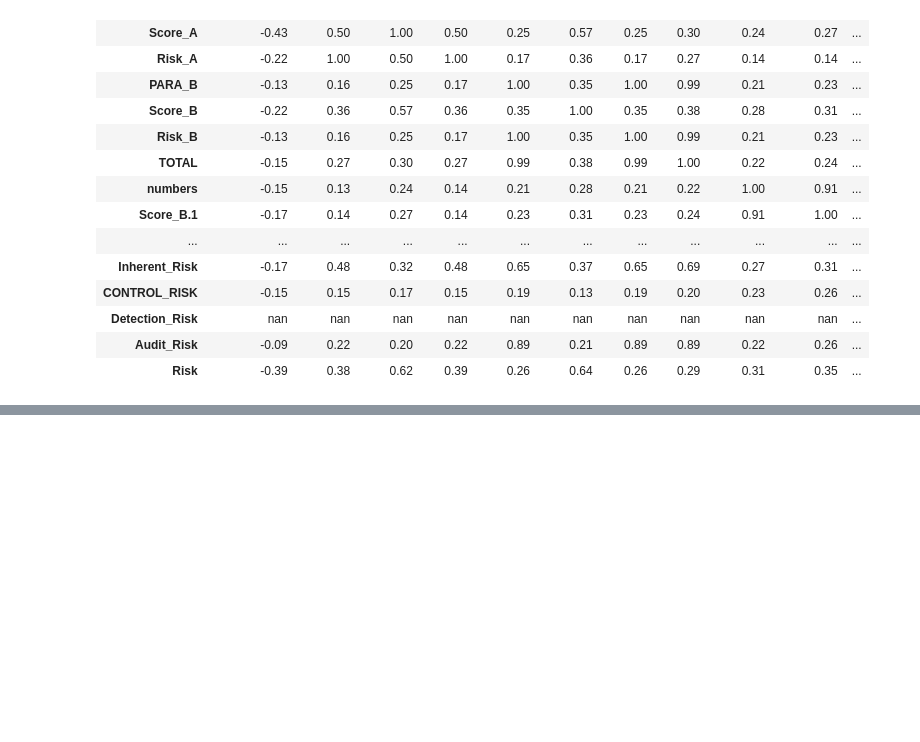
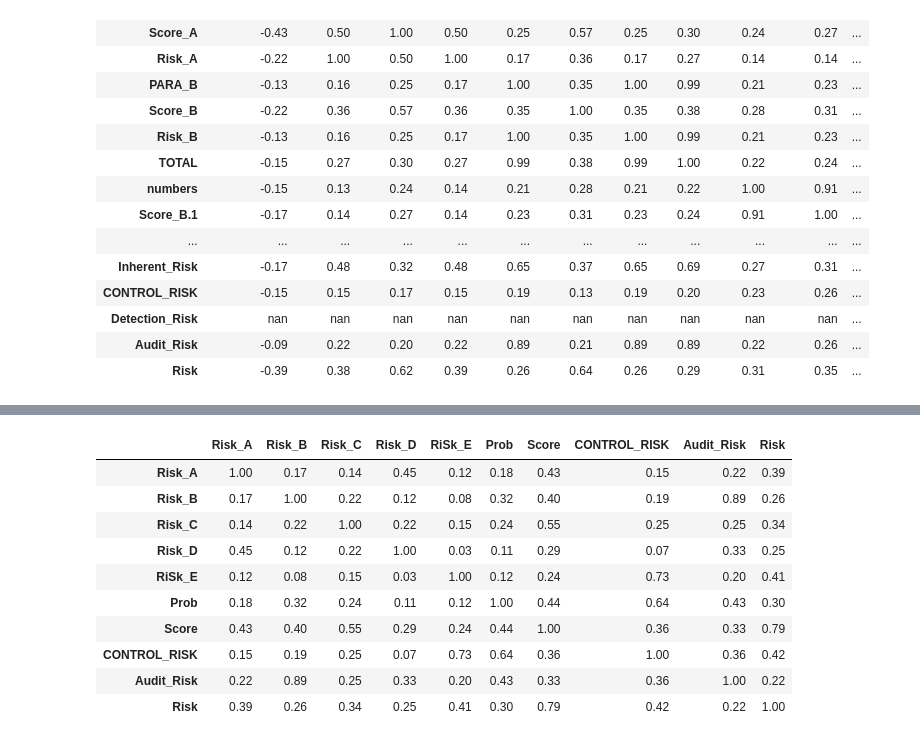
Before and after one commit to MusfiqDehan/1811821042_CSE445_Spring21, a Jupyter notebook: Problem-1/audit.ipynb, the cells around one changed output, grey strips where cells are left out. Cells and saved outputs as stored; diff of their text form; code cells hidden in the pictures; blank space fills up the shorter version.

Commit message:
Problem-1: Keeping only correlated columns

```diff
--- a/Problem-1/audit.ipynb
+++ b/Problem-1/audit.ipynb
@@ -190,0 +209,20 @@ df.info()
+# %%
+#Keeping just the columns that are correlated with the target variable and not with other independent variables.
+
+df = df[['Risk_A', 'Risk_B', 'Risk_C', 'Risk_D','RiSk_E', 'Prob', 'Score', 'CONTROL_RISK', 'Audit_Risk', 'Risk']]
+corr = df.corr()
+corr.style.background_gradient(cmap='coolwarm')
+cm = sns.diverging_palette(220, 20, sep=20, as_cmap=True)
+corr.style.background_gradient(cmap=cm).set_precision(2)
+# %% [output]
+|  | Risk_A | Risk_B | Risk_C | Risk_D | RiSk_E | Prob | Score | CONTROL_RISK | Audit_Risk | Risk |
+| Risk_A | 1.00 | 0.17 | 0.14 | 0.45 | 0.12 | 0.18 | 0.43 | 0.15 | 0.22 | 0.39 |
+| Risk_B | 0.17 | 1.00 | 0.22 | 0.12 | 0.08 | 0.32 | 0.40 | 0.19 | 0.89 | 0.26 |
+| Risk_C | 0.14 | 0.22 | 1.00 | 0.22 | 0.15 | 0.24 | 0.55 | 0.25 | 0.25 | 0.34 |
+| Risk_D | 0.45 | 0.12 | 0.22 | 1.00 | 0.03 | 0.11 | 0.29 | 0.07 | 0.33 | 0.25 |
+| RiSk_E | 0.12 | 0.08 | 0.15 | 0.03 | 1.00 | 0.12 | 0.24 | 0.73 | 0.20 | 0.41 |
+| Prob | 0.18 | 0.32 | 0.24 | 0.11 | 0.12 | 1.00 | 0.44 | 0.64 | 0.43 | 0.30 |
+| Score | 0.43 | 0.40 | 0.55 | 0.29 | 0.24 | 0.44 | 1.00 | 0.36 | 0.33 | 0.79 |
+| CONTROL_RISK | 0.15 | 0.19 | 0.25 | 0.07 | 0.73 | 0.64 | 0.36 | 1.00 | 0.36 | 0.42 |
+| Audit_Risk | 0.22 | 0.89 | 0.25 | 0.33 | 0.20 | 0.43 | 0.33 | 0.36 | 1.00 | 0.22 |
+| Risk | 0.39 | 0.26 | 0.34 | 0.25 | 0.41 | 0.30 | 0.79 | 0.42 | 0.22 | 1.00 |
```
Also changed, not shown: parts of 1 cell of this notebook.
